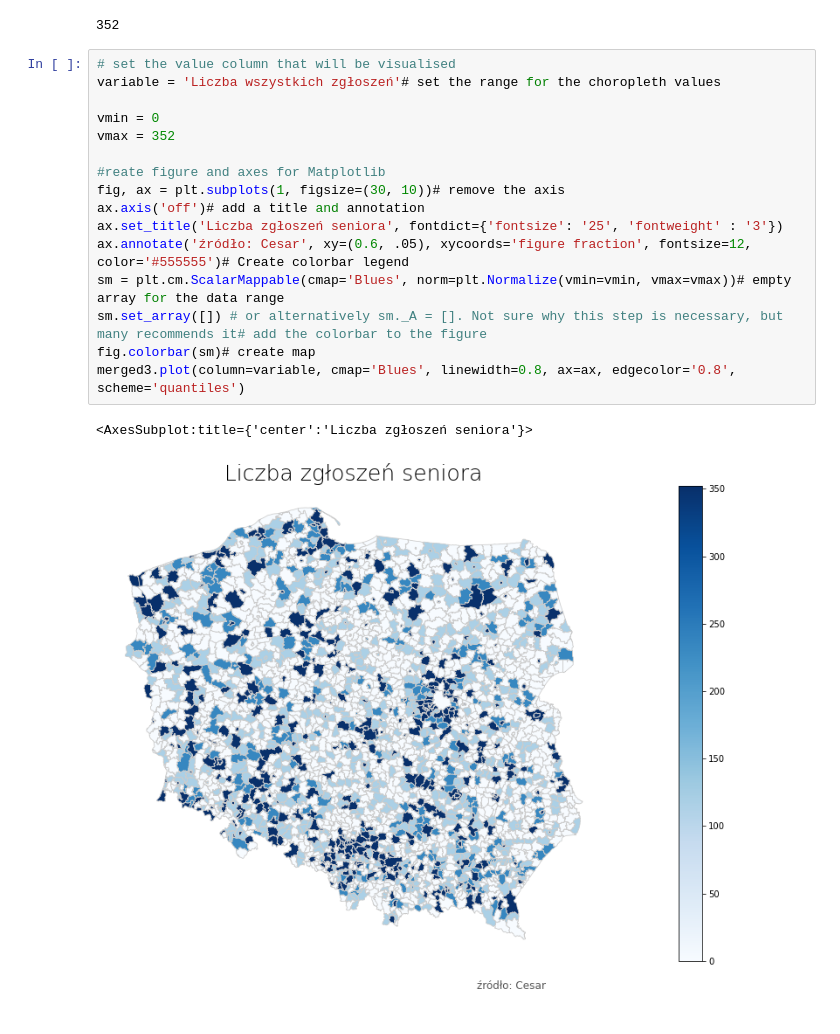
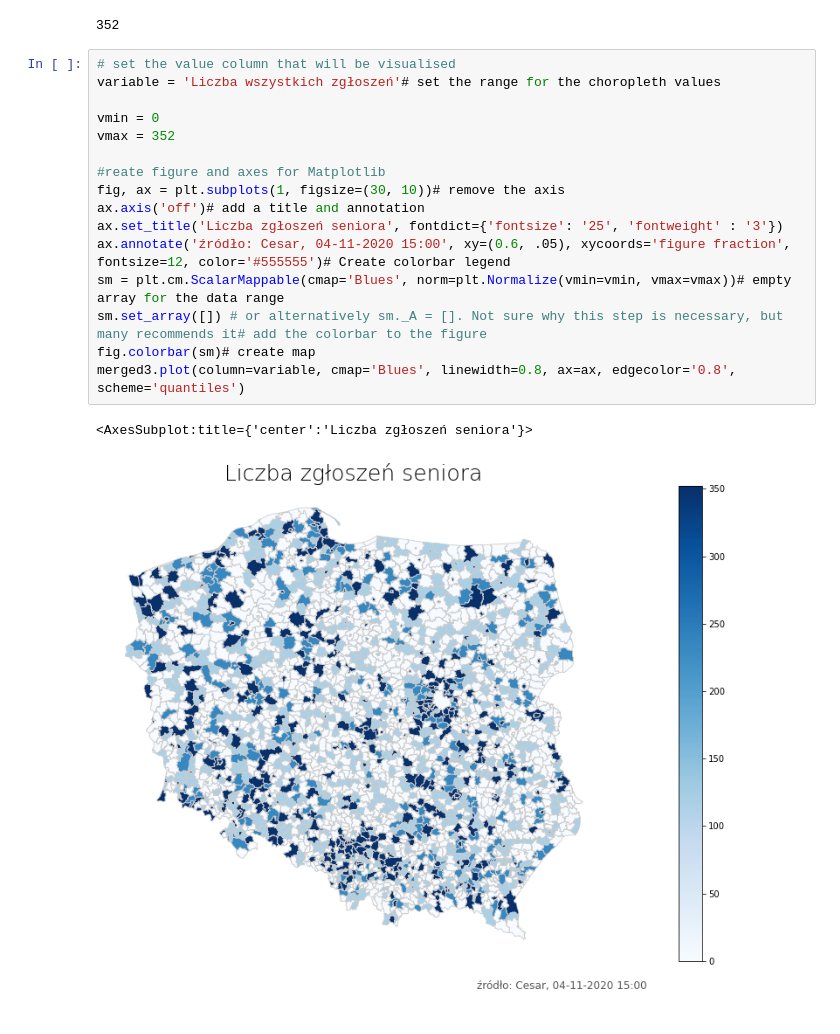
Before and after one commit to cengishan/everything, a Jupyter notebook: gminy_seniorzy.ipynb, the cells around one changed output. Saved outputs shown, nothing was run; the diff lists cells and outputs as text.

```diff
--- a/gminy_seniorzy.ipynb
+++ b/gminy_seniorzy.ipynb
@@ -86,19 +86,19 @@ vmax
 # %%
 # set the value column that will be visualised
 variable = 'Liczba wszystkich zgłoszeń'# set the range for the choropleth values
 
 vmin = 0
 vmax = 352
 
 #reate figure and axes for Matplotlib
 fig, ax = plt.subplots(1, figsize=(30, 10))# remove the axis
 ax.axis('off')# add a title and annotation
 ax.set_title('Liczba zgłoszeń seniora', fontdict={'fontsize': '25', 'fontweight' : '3'})
-ax.annotate('źródło: Cesar', xy=(0.6, .05), xycoords='figure fraction', fontsize=12, color='#555555')# Create colorbar legend
+ax.annotate('źródło: Cesar, 04-11-2020 15:00', xy=(0.6, .05), xycoords='figure fraction', fontsize=12, color='#555555')# Create colorbar legend
 sm = plt.cm.ScalarMappable(cmap='Blues', norm=plt.Normalize(vmin=vmin, vmax=vmax))# empty array for the data range
 sm.set_array([]) # or alternatively sm._A = []. Not sure why this step is necessary, but many recommends it# add the colorbar to the figure
 fig.colorbar(sm)# create map
 merged3.plot(column=variable, cmap='Blues', linewidth=0.8, ax=ax, edgecolor='0.8', scheme='quantiles')
 # %% [output]
 <AxesSubplot:title={'center':'Liczba zgłoszeń seniora'}>
-[figure, old version]
+[figure, new version]
```
